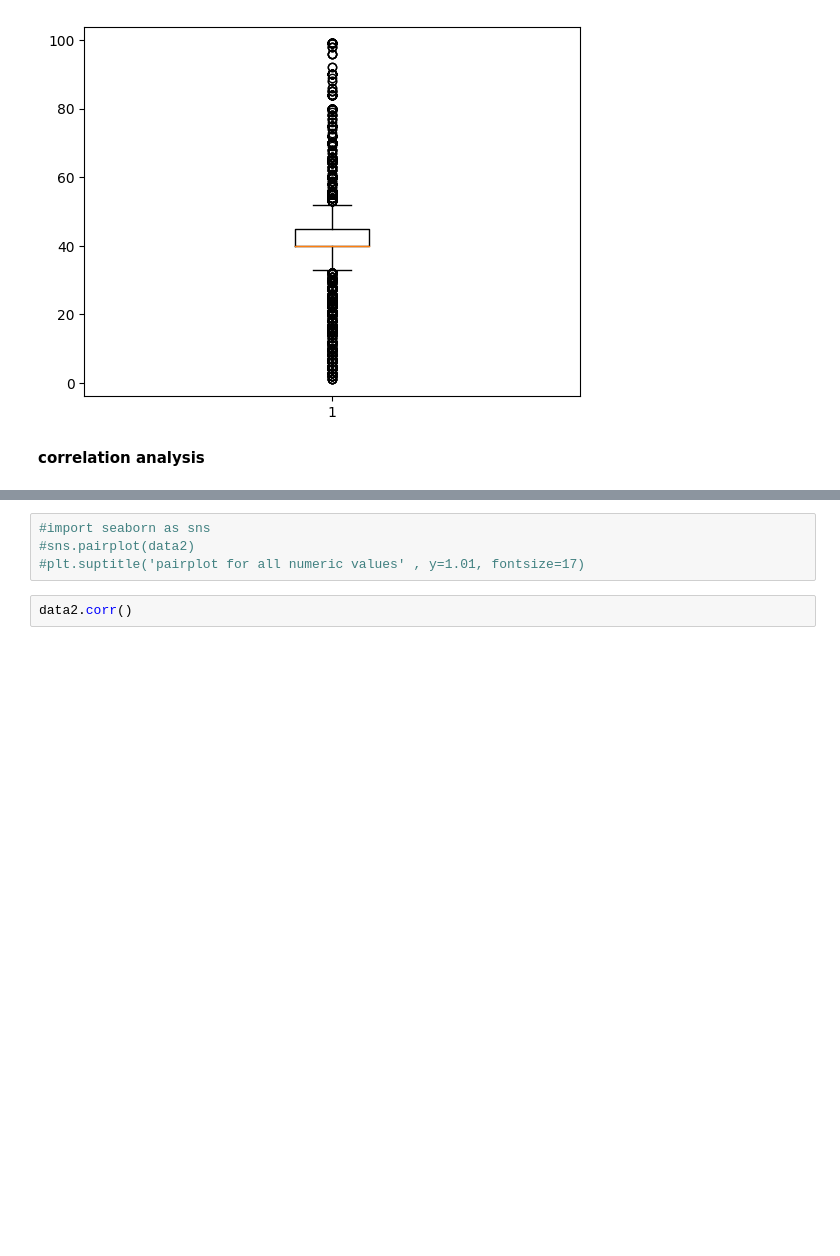
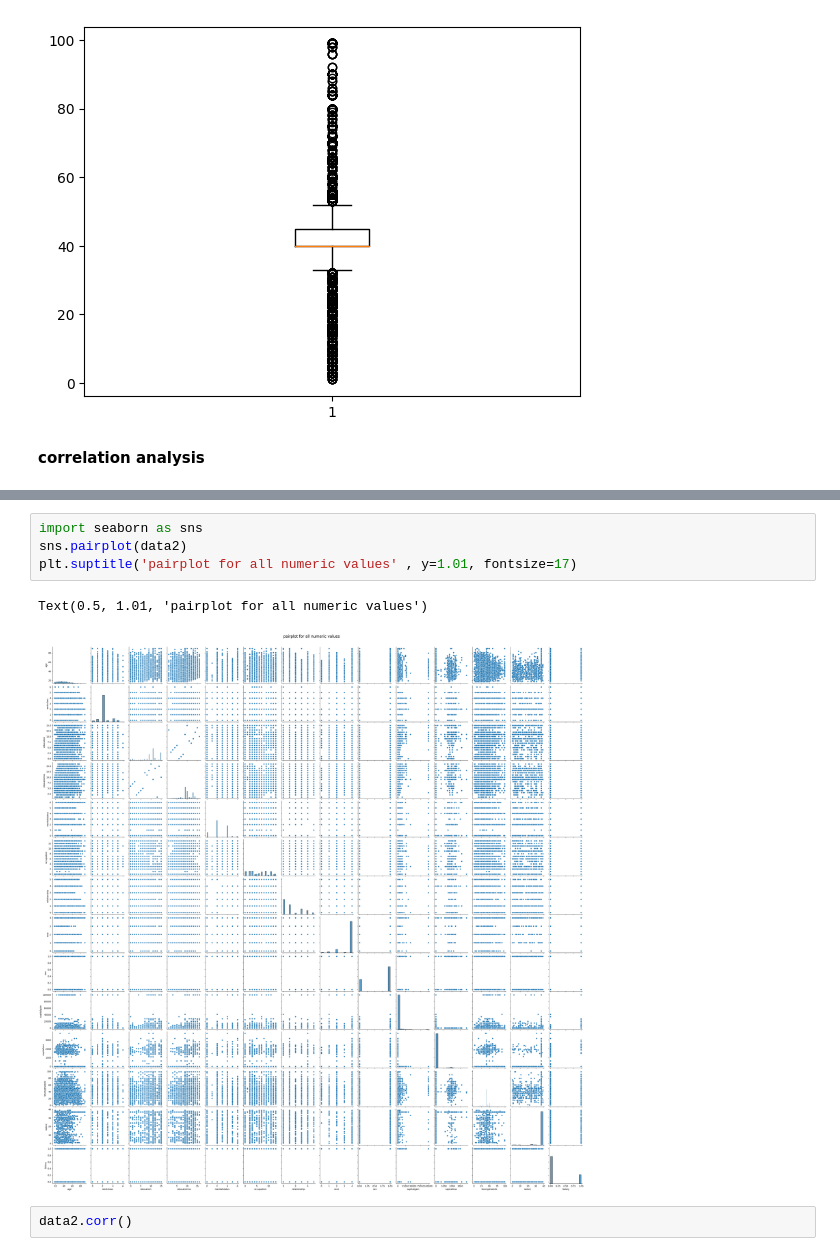
Before and after one commit to kjghfnxggdgbvg/kjghfnxggdgbvg, a Jupyter notebook: Copy_of_SVM.ipynb, the cells around one changed output, grey strips where cells are left out. Drawn from its saved outputs; the diff is of its cells as text; blank space fills up the shorter version.

```diff
--- a/Copy_of_SVM.ipynb
+++ b/Copy_of_SVM.ipynb
@@ -520,9 +523,12 @@ data1.corr()
 | native | -0.001548 | 0.007598 | 0.079715 | 0.092625 | -0.026057 | -0.003298 | -0.010661 | 0.126507 | 0.000063 | ... |
 | Salary | 0.241991 | 0.018040 | 0.079013 | 0.335287 | -0.193504 | 0.051577 | -0.250998 | 0.071666 | 0.216680 | ... |
 # %%
-#import seaborn as sns
-#sns.pairplot(data2)
-#plt.suptitle('pairplot for all numeric values' , y=1.01, fontsize=17)
+import seaborn as sns
+sns.pairplot(data2)
+plt.suptitle('pairplot for all numeric values' , y=1.01, fontsize=17)
+# %% [output]
+Text(0.5, 1.01, 'pairplot for all numeric values')
+[figure, added]
 # %%
 data2.corr()
 # %% [output]
```
Also changed, not shown: parts of 10 cells of this notebook.
